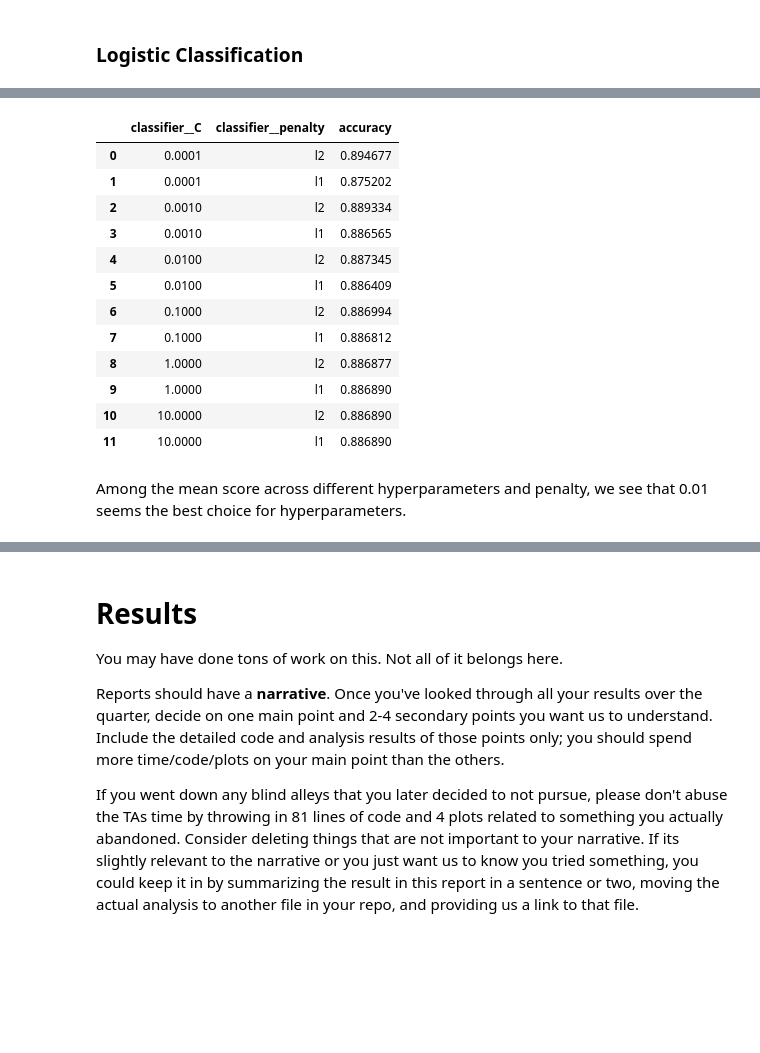
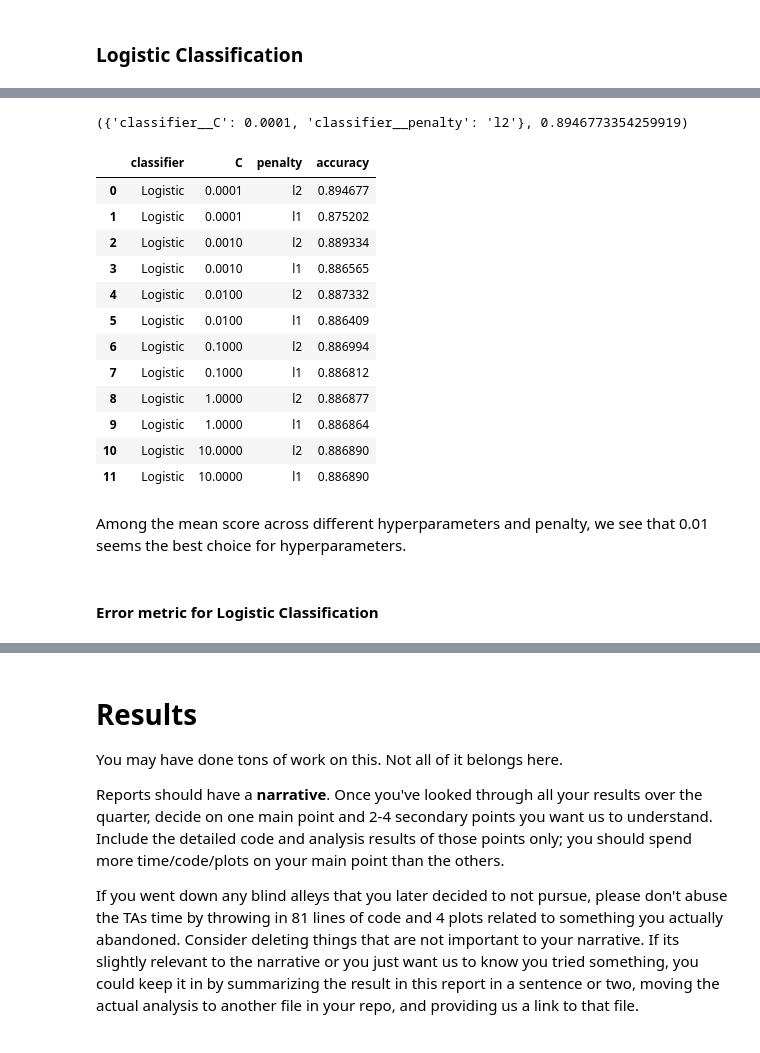
Before and after one commit to pjw0417/Group002-SP23, a Jupyter notebook: FinalProject_Group002-SP23.ipynb, the cells around one changed output, grey strips where cells are left out. Saved outputs shown, nothing was run; the diff lists cells and outputs as text; code cells hidden in the pictures; blank space fills up the shorter version.

```diff
--- a/FinalProject_Group002-SP23.ipynb
+++ b/FinalProject_Group002-SP23.ipynb
@@ -318,23 +244,32 @@ GridSearchCV(cv=5,
+# %%
+best_model.best_params_, best_model.best_score_
+# %% [output]
+({'classifier__C': 0.0001, 'classifier__penalty': 'l2'}, 0.8946773354259919)
+# %%
+log_results = pd.DataFrame(best_model.cv_results_['params'])
+log_results['accuracy'] = best_model.cv_results_['mean_test_score']
+log_results['classifier'] = "Logistic"
+log_results.rename(columns={'classifier__C': 'C','classifier__penalty':'penalty'}, inplace=True)
+log_results = log_results[['classifier', 'C', 'penalty', 'accuracy']]
+log_results
+# %% [output]
+|  | classifier | C | penalty | accuracy |
+| 0 | Logistic | 0.0001 | l2 | 0.894677 |
+| 1 | Logistic | 0.0001 | l1 | 0.875202 |
+| 2 | Logistic | 0.0010 | l2 | 0.889334 |
+| 3 | Logistic | 0.0010 | l1 | 0.886565 |
+| 4 | Logistic | 0.0100 | l2 | 0.887332 |
+| 5 | Logistic | 0.0100 | l1 | 0.886409 |
+| 6 | Logistic | 0.1000 | l2 | 0.886994 |
+| 7 | Logistic | 0.1000 | l1 | 0.886812 |
+| 8 | Logistic | 1.0000 | l2 | 0.886877 |
+| 9 | Logistic | 1.0000 | l1 | 0.886864 |
+| 10 | Logistic | 10.0000 | l2 | 0.886890 |
+| 11 | Logistic | 10.0000 | l1 | 0.886890 |
+# %% [markdown]
+Among the mean score across different hyperparameters and penalty, we see that 0.01 seems the best choice for hyperparameters.
+# %% [markdown]
+#### Error metric for Logistic Classification
 # %%
 yhat_train = best_model.predict(X_train)
 yhat_test = best_model.predict(X_test)
-# %%
-results = pd.DataFrame(best_model.cv_results_['params'])
-results['accuracy'] = best_model.cv_results_['mean_test_score']
-results
-# %% [output]
-|  | classifier__C | classifier__penalty | accuracy |
-| 0 | 0.0001 | l2 | 0.894677 |
-| 1 | 0.0001 | l1 | 0.875202 |
-| 2 | 0.0010 | l2 | 0.889334 |
-| 3 | 0.0010 | l1 | 0.886565 |
-| 4 | 0.0100 | l2 | 0.887345 |
-| 5 | 0.0100 | l1 | 0.886409 |
-| 6 | 0.1000 | l2 | 0.886994 |
-| 7 | 0.1000 | l1 | 0.886812 |
-| 8 | 1.0000 | l2 | 0.886877 |
-| 9 | 1.0000 | l1 | 0.886890 |
-| 10 | 10.0000 | l2 | 0.886890 |
-| 11 | 10.0000 | l1 | 0.886890 |
-# %% [markdown]
-Among the mean score across different hyperparameters and penalty, we see that 0.01 seems the best choice for hyperparameters.
```
Also changed, not shown: parts of 34 cells of this notebook, 3 other files.
